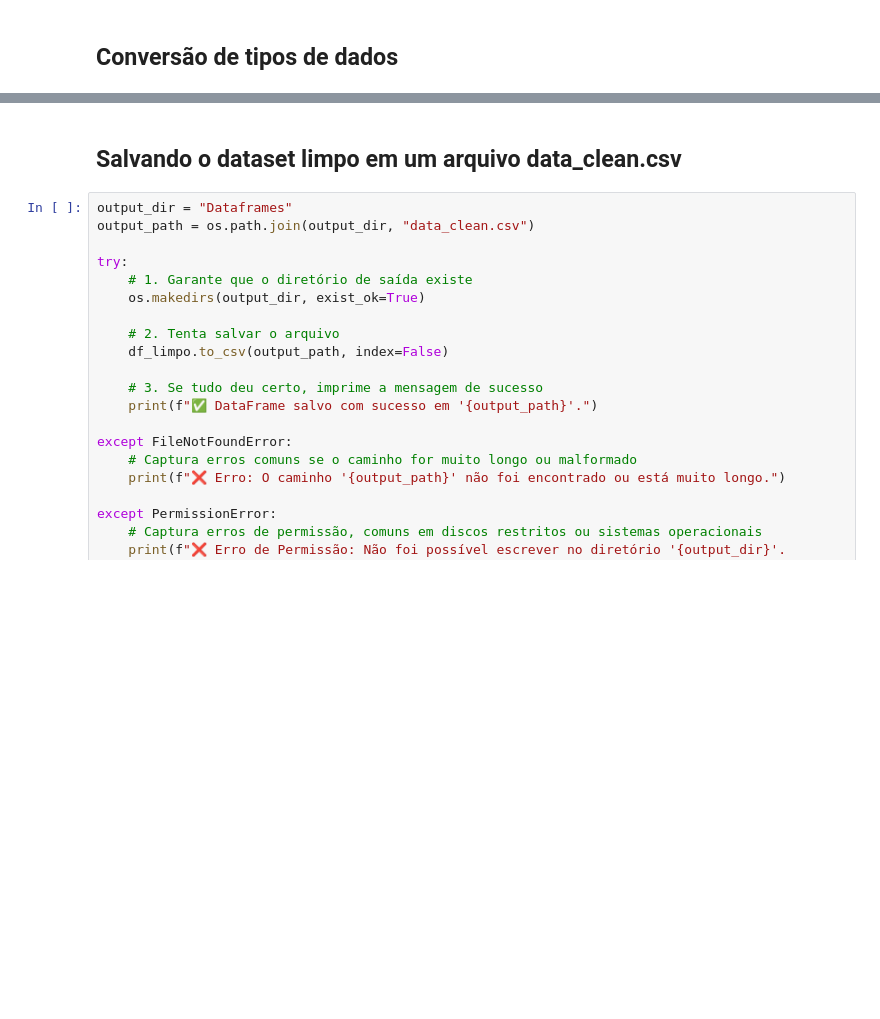
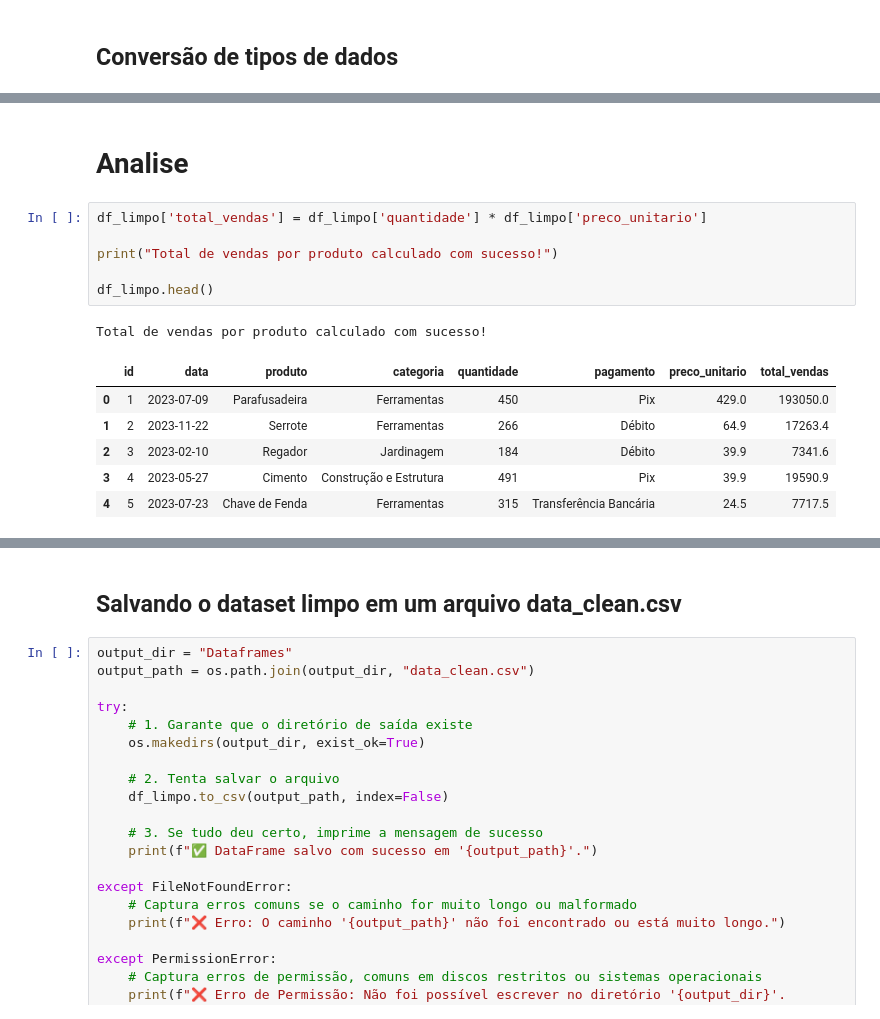
Before and after one commit to RuanSantos-Developer/Teste_Analytics_RuanSantos, a Jupyter notebook: notebooks/limpeza_e_analise.ipynb, the cells around one changed output, grey strips where cells are left out. Drawn from its saved outputs; the diff is of its cells as text; blank space fills up the shorter version.

```diff
--- a/notebooks/limpeza_e_analise.ipynb
+++ b/notebooks/limpeza_e_analise.ipynb
@@ -198,0 +231,16 @@ memory usage: 123.9+ KB
+# %% [markdown]
+# Analise
+# %%
+df_limpo['total_vendas'] = df_limpo['quantidade'] * df_limpo['preco_unitario']
+
+print("Total de vendas por produto calculado com sucesso!")
+
+df_limpo.head()
+# %% [output]
+Total de vendas por produto calculado com sucesso!
+|  | id | data | produto | categoria | quantidade | pagamento | preco_unitario | total_vendas |
+| 0 | 1 | 2023-07-09 | Parafusadeira | Ferramentas | 450 | Pix | 429.0 | 193050.0 |
+| 1 | 2 | 2023-11-22 | Serrote | Ferramentas | 266 | Débito | 64.9 | 17263.4 |
+| 2 | 3 | 2023-02-10 | Regador | Jardinagem | 184 | Débito | 39.9 | 7341.6 |
+| 3 | 4 | 2023-05-27 | Cimento | Construção e Estrutura | 491 | Pix | 39.9 | 19590.9 |
+| 4 | 5 | 2023-07-23 | Chave de Fenda | Ferramentas | 315 | Transferência Bancária | 24.5 | 7717.5 |
```
Also changed, not shown: parts of 28 cells of this notebook, 9 other files.
